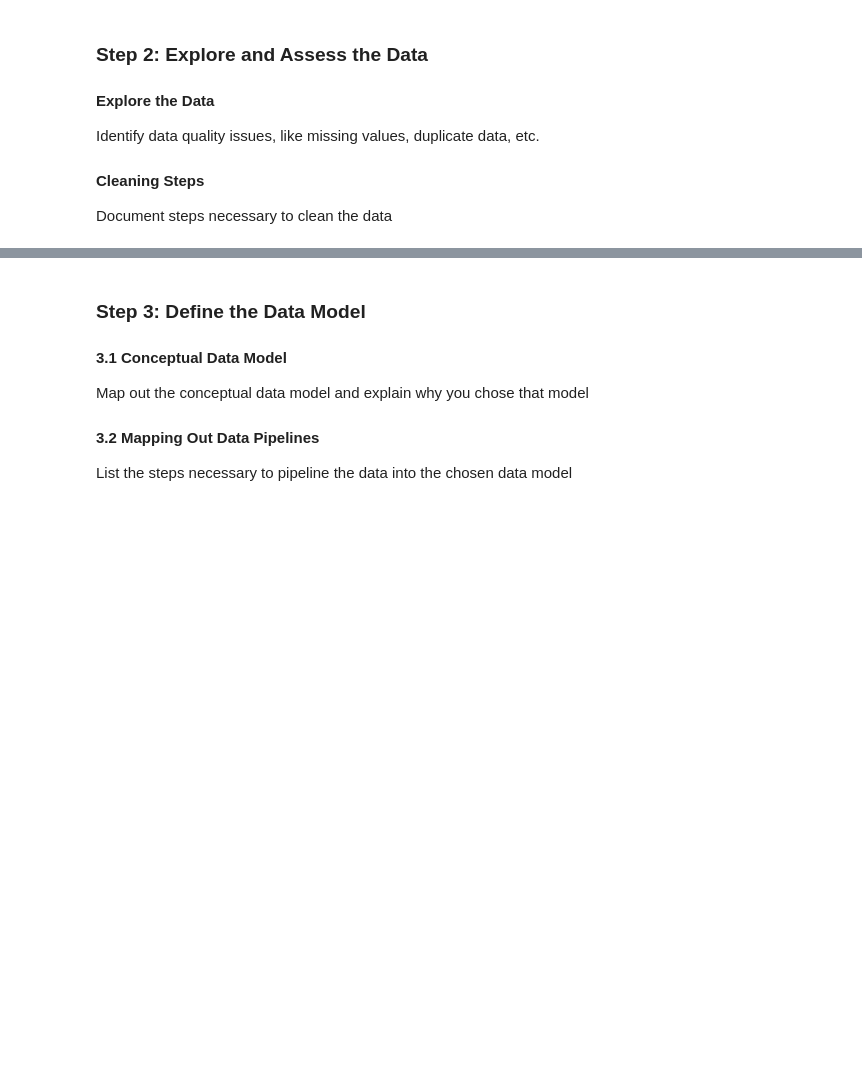
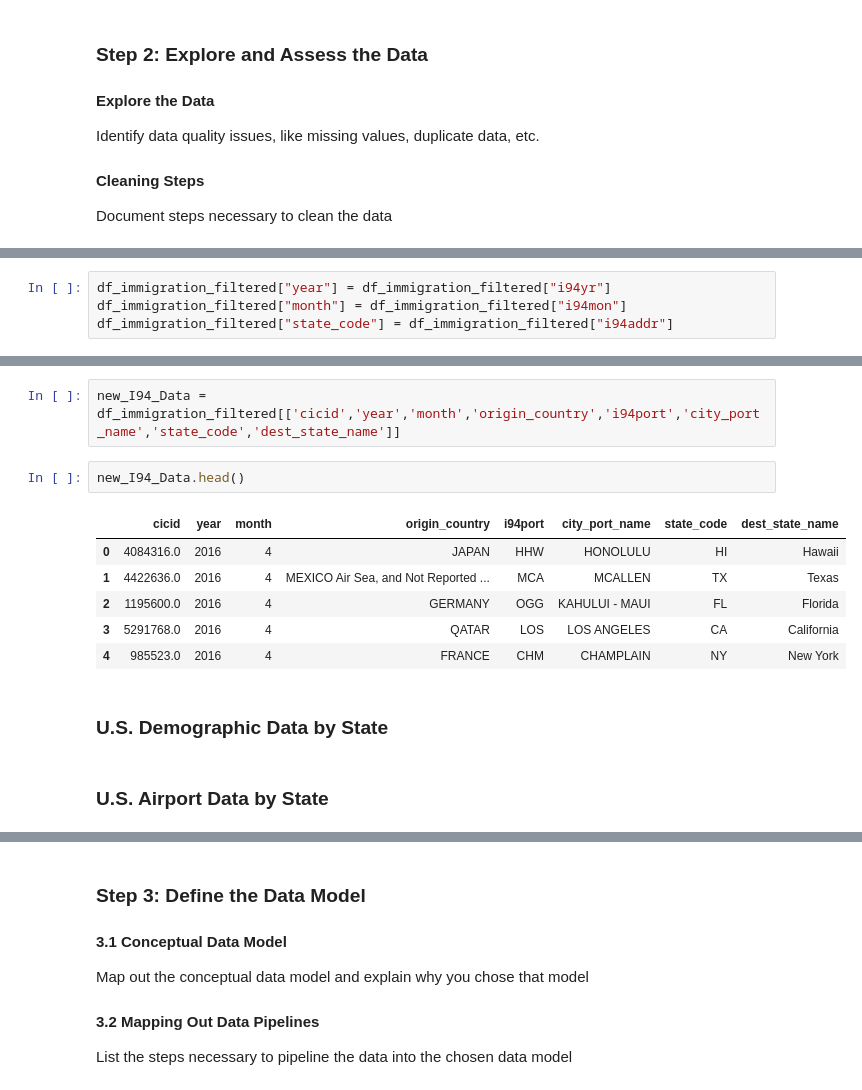
Before and after one commit to jlga94/dend-capstone, a Jupyter notebook: Capstone Project Template.ipynb, the cells around one changed output, grey strips where cells are left out. Drawn from its saved outputs; the diff is of its cells as text; blank space fills up the shorter version.

```diff
--- a/Capstone Project Template.ipynb
+++ b/Capstone Project Template.ipynb
@@ -88,0 +1133,4 @@ Document steps necessary to clean the data
+# %%
+df_immigration_filtered["year"] = df_immigration_filtered["i94yr"]
+df_immigration_filtered["month"] = df_immigration_filtered["i94mon"]
+df_immigration_filtered["state_code"] = df_immigration_filtered["i94addr"]
@@ -88,0 +1153,15 @@ Document steps necessary to clean the data
+# %%
+new_I94_Data = df_immigration_filtered[['cicid','year','month','origin_country','i94port','city_port_name','state_code','dest_state_name']]
+# %%
+new_I94_Data.head()
+# %% [output]
+|  | cicid | year | month | origin_country | i94port | city_port_name | state_code | dest_state_name |
+| 0 | 4084316.0 | 2016 | 4 | JAPAN | HHW | HONOLULU | HI | Hawaii |
+| 1 | 4422636.0 | 2016 | 4 | MEXICO Air Sea, and Not Reported ... | MCA | MCALLEN | TX | Texas |
+| 2 | 1195600.0 | 2016 | 4 | GERMANY | OGG | KAHULUI - MAUI | FL | Florida |
+| 3 | 5291768.0 | 2016 | 4 | QATAR | LOS | LOS ANGELES | CA | California |
+| 4 | 985523.0 | 2016 | 4 | FRANCE | CHM | CHAMPLAIN | NY | New York |
+# %% [markdown]
+### U.S. Demographic Data by State
+# %% [markdown]
+### U.S. Airport Data by State
```
Also changed, not shown: parts of 23 cells of this notebook.
